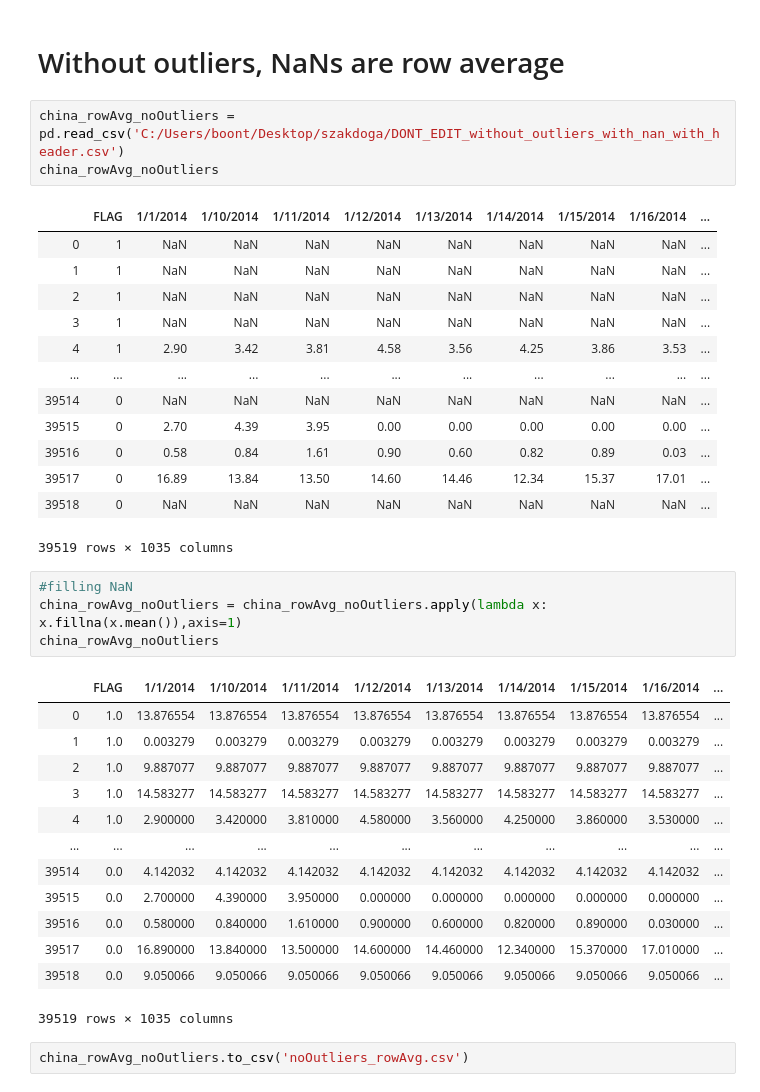
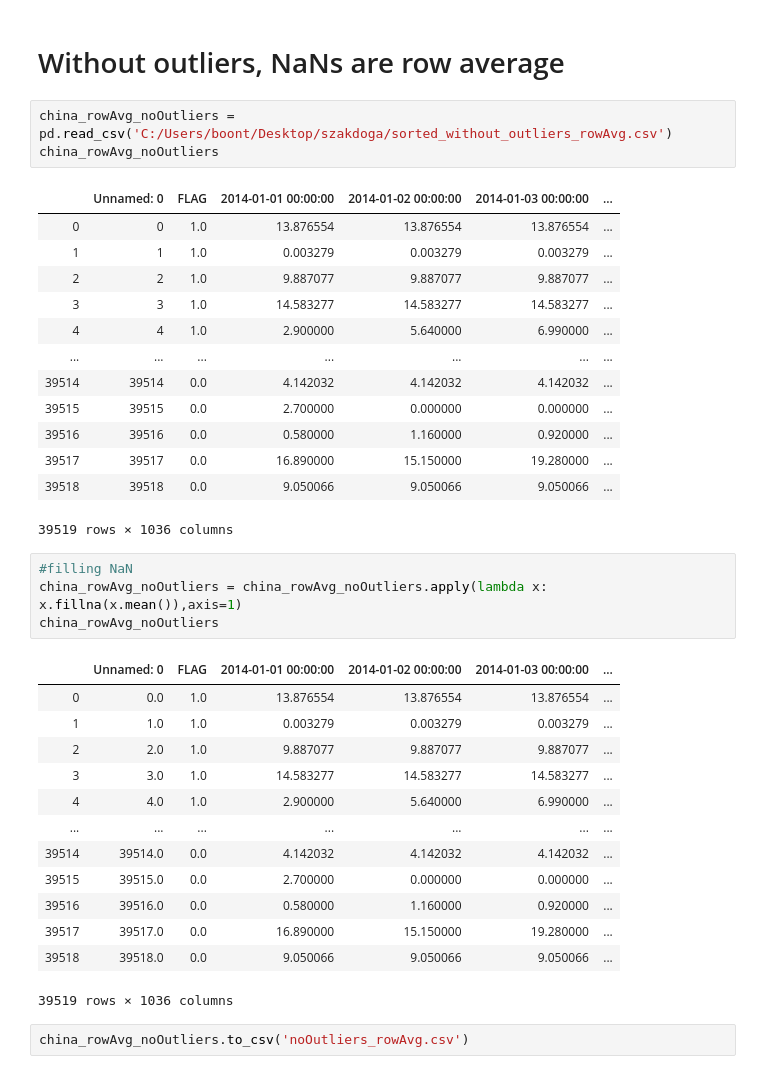
Before and after one commit to botibabak/thesis, a Jupyter notebook: thesis_without_tuning.ipynb, the cells around one changed output. Cells and saved outputs as stored; diff of their text form.

```diff
--- a/thesis_without_tuning.ipynb
+++ b/thesis_without_tuning.ipynb
@@ -991,40 +1002,40 @@ ax3_noOutliers_mean_vs_rand.legend()
 # %% [markdown]
 # Without outliers, NaNs are row average
 # %%
-china_rowAvg_noOutliers = pd.read_csv('C:/Users/boont/Desktop/szakdoga/DONT_EDIT_without_outliers_with_nan_with_header.csv')
+china_rowAvg_noOutliers = pd.read_csv('C:/Users/boont/Desktop/szakdoga/sorted_without_outliers_rowAvg.csv')
 china_rowAvg_noOutliers
 # %% [output]
-|  | FLAG | 1/1/2014 | 1/10/2014 | 1/11/2014 | 1/12/2014 | 1/13/2014 | 1/14/2014 | 1/15/2014 | 1/16/2014 | ... |
-| 0 | 1 | NaN | NaN | NaN | NaN | NaN | NaN | NaN | NaN | ... |
-| 1 | 1 | NaN | NaN | NaN | NaN | NaN | NaN | NaN | NaN | ... |
-| 2 | 1 | NaN | NaN | NaN | NaN | NaN | NaN | NaN | NaN | ... |
-| 3 | 1 | NaN | NaN | NaN | NaN | NaN | NaN | NaN | NaN | ... |
-| 4 | 1 | 2.90 | 3.42 | 3.81 | 4.58 | 3.56 | 4.25 | 3.86 | 3.53 | ... |
-| ... | ... | ... | ... | ... | ... | ... | ... | ... | ... | ... |
-| 39514 | 0 | NaN | NaN | NaN | NaN | NaN | NaN | NaN | NaN | ... |
-| 39515 | 0 | 2.70 | 4.39 | 3.95 | 0.00 | 0.00 | 0.00 | 0.00 | 0.00 | ... |
-| 39516 | 0 | 0.58 | 0.84 | 1.61 | 0.90 | 0.60 | 0.82 | 0.89 | 0.03 | ... |
-| 39517 | 0 | 16.89 | 13.84 | 13.50 | 14.60 | 14.46 | 12.34 | 15.37 | 17.01 | ... |
-| 39518 | 0 | NaN | NaN | NaN | NaN | NaN | NaN | NaN | NaN | ... |
+|  | Unnamed: 0 | FLAG | 2014-01-01 00:00:00 | 2014-01-02 00:00:00 | 2014-01-03 00:00:00 | ... |
+| 0 | 0 | 1.0 | 13.876554 | 13.876554 | 13.876554 | ... |
+| 1 | 1 | 1.0 | 0.003279 | 0.003279 | 0.003279 | ... |
+| 2 | 2 | 1.0 | 9.887077 | 9.887077 | 9.887077 | ... |
+| 3 | 3 | 1.0 | 14.583277 | 14.583277 | 14.583277 | ... |
+| 4 | 4 | 1.0 | 2.900000 | 5.640000 | 6.990000 | ... |
+| ... | ... | ... | ... | ... | ... | ... |
+| 39514 | 39514 | 0.0 | 4.142032 | 4.142032 | 4.142032 | ... |
+| 39515 | 39515 | 0.0 | 2.700000 | 0.000000 | 0.000000 | ... |
+| 39516 | 39516 | 0.0 | 0.580000 | 1.160000 | 0.920000 | ... |
+| 39517 | 39517 | 0.0 | 16.890000 | 15.150000 | 19.280000 | ... |
+| 39518 | 39518 | 0.0 | 9.050066 | 9.050066 | 9.050066 | ... |
-39519 rows × 1035 columns
+39519 rows × 1036 columns
 # %%
 #filling NaN
 china_rowAvg_noOutliers = china_rowAvg_noOutliers.apply(lambda x: x.fillna(x.mean()),axis=1)
 china_rowAvg_noOutliers
 # %% [output]
-|  | FLAG | 1/1/2014 | 1/10/2014 | 1/11/2014 | 1/12/2014 | 1/13/2014 | 1/14/2014 | 1/15/2014 | 1/16/2014 | ... |
-| 0 | 1.0 | 13.876554 | 13.876554 | 13.876554 | 13.876554 | 13.876554 | 13.876554 | 13.876554 | 13.876554 | ... |
-| 1 | 1.0 | 0.003279 | 0.003279 | 0.003279 | 0.003279 | 0.003279 | 0.003279 | 0.003279 | 0.003279 | ... |
-| 2 | 1.0 | 9.887077 | 9.887077 | 9.887077 | 9.887077 | 9.887077 | 9.887077 | 9.887077 | 9.887077 | ... |
-| 3 | 1.0 | 14.583277 | 14.583277 | 14.583277 | 14.583277 | 14.583277 | 14.583277 | 14.583277 | 14.583277 | ... |
-| 4 | 1.0 | 2.900000 | 3.420000 | 3.810000 | 4.580000 | 3.560000 | 4.250000 | 3.860000 | 3.530000 | ... |
-| ... | ... | ... | ... | ... | ... | ... | ... | ... | ... | ... |
-| 39514 | 0.0 | 4.142032 | 4.142032 | 4.142032 | 4.142032 | 4.142032 | 4.142032 | 4.142032 | 4.142032 | ... |
-| 39515 | 0.0 | 2.700000 | 4.390000 | 3.950000 | 0.000000 | 0.000000 | 0.000000 | 0.000000 | 0.000000 | ... |
-| 39516 | 0.0 | 0.580000 | 0.840000 | 1.610000 | 0.900000 | 0.600000 | 0.820000 | 0.890000 | 0.030000 | ... |
-| 39517 | 0.0 | 16.890000 | 13.840000 | 13.500000 | 14.600000 | 14.460000 | 12.340000 | 15.370000 | 17.010000 | ... |
-| 39518 | 0.0 | 9.050066 | 9.050066 | 9.050066 | 9.050066 | 9.050066 | 9.050066 | 9.050066 | 9.050066 | ... |
+|  | Unnamed: 0 | FLAG | 2014-01-01 00:00:00 | 2014-01-02 00:00:00 | 2014-01-03 00:00:00 | ... |
+| 0 | 0.0 | 1.0 | 13.876554 | 13.876554 | 13.876554 | ... |
+| 1 | 1.0 | 1.0 | 0.003279 | 0.003279 | 0.003279 | ... |
+| 2 | 2.0 | 1.0 | 9.887077 | 9.887077 | 9.887077 | ... |
+| 3 | 3.0 | 1.0 | 14.583277 | 14.583277 | 14.583277 | ... |
+| 4 | 4.0 | 1.0 | 2.900000 | 5.640000 | 6.990000 | ... |
+| ... | ... | ... | ... | ... | ... | ... |
+| 39514 | 39514.0 | 0.0 | 4.142032 | 4.142032 | 4.142032 | ... |
+| 39515 | 39515.0 | 0.0 | 2.700000 | 0.000000 | 0.000000 | ... |
+| 39516 | 39516.0 | 0.0 | 0.580000 | 1.160000 | 0.920000 | ... |
+| 39517 | 39517.0 | 0.0 | 16.890000 | 15.150000 | 19.280000 | ... |
+| 39518 | 39518.0 | 0.0 | 9.050066 | 9.050066 | 9.050066 | ... |
-39519 rows × 1035 columns
+39519 rows × 1036 columns
 # %%
 china_rowAvg_noOutliers.to_csv('noOutliers_rowAvg.csv')
 # %%
```
Also changed, not shown: parts of 110 cells of this notebook, 3 other files.
